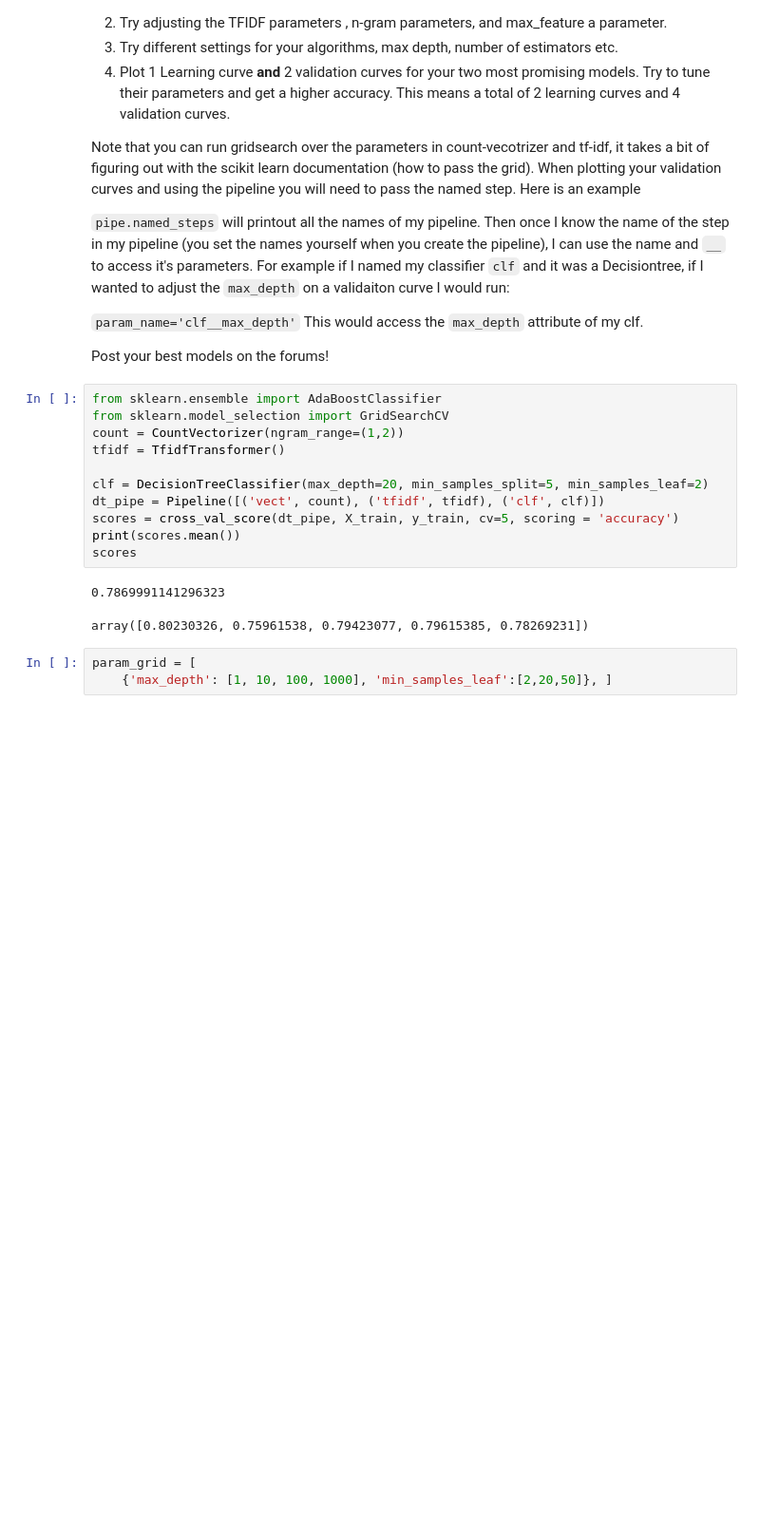
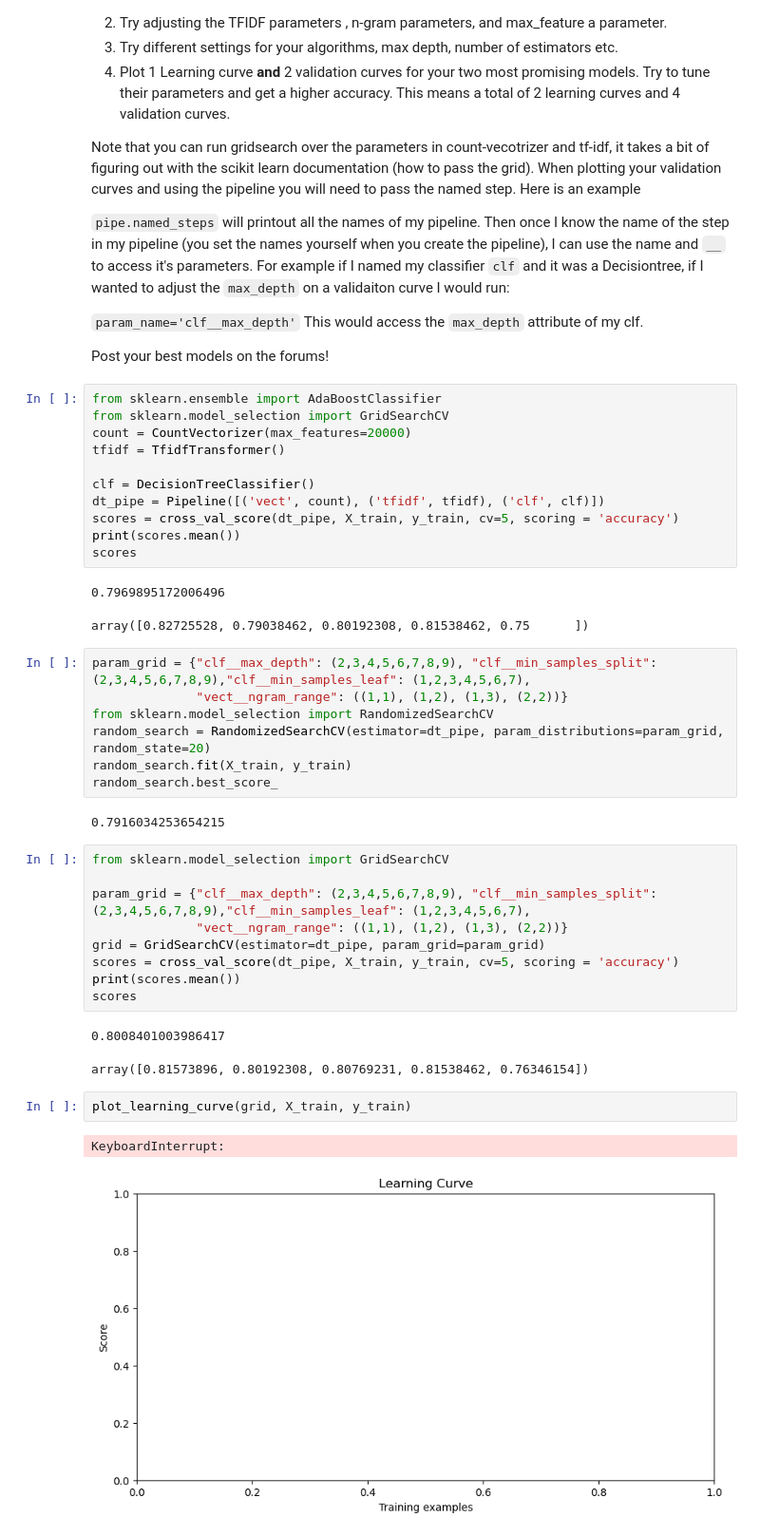
Before and after one commit to KyleSDeveloper/data-science-machine-learning-main, a Jupyter notebook: notebooks/09_2_NLP_newsgroups.ipynb, the cells around one changed output. Shown at 95% size. Drawn from its saved outputs; the diff is of its cells as text; blank space fills up the shorter version.

```diff
--- a/notebooks/09_2_NLP_newsgroups.ipynb
+++ b/notebooks/09_2_NLP_newsgroups.ipynb
@@ -408,17 +408,40 @@ Post your best models on the forums!
 # %%
 from sklearn.ensemble import AdaBoostClassifier
 from sklearn.model_selection import GridSearchCV
-count = CountVectorizer(ngram_range=(1,2))
+count = CountVectorizer(max_features=20000)
 tfidf = TfidfTransformer()
 
-clf = DecisionTreeClassifier(max_depth=20, min_samples_split=5, min_samples_leaf=2)
+clf = DecisionTreeClassifier()
 dt_pipe = Pipeline([('vect', count), ('tfidf', tfidf), ('clf', clf)])
 scores = cross_val_score(dt_pipe, X_train, y_train, cv=5, scoring = 'accuracy')
 print(scores.mean())
 scores
 # %% [output]
-0.7869991141296323
+0.7969895172006496
-array([0.80230326, 0.75961538, 0.79423077, 0.79615385, 0.78269231])
+array([0.82725528, 0.79038462, 0.80192308, 0.81538462, 0.75      ])
-# %%
-param_grid = [
-    {'max_depth': [1, 10, 100, 1000], 'min_samples_leaf':[2,20,50]}, ]
+# %%
+param_grid = {"clf__max_depth": (2,3,4,5,6,7,8,9), "clf__min_samples_split": (2,3,4,5,6,7,8,9),"clf__min_samples_leaf": (1,2,3,4,5,6,7),
+              "vect__ngram_range": ((1,1), (1,2), (1,3), (2,2))}
+from sklearn.model_selection import RandomizedSearchCV
+random_search = RandomizedSearchCV(estimator=dt_pipe, param_distributions=param_grid, random_state=20)
+random_search.fit(X_train, y_train)
+random_search.best_score_
+# %% [output]
+0.7916034253654215
+# %%
+from sklearn.model_selection import GridSearchCV
+
+param_grid = {"clf__max_depth": (2,3,4,5,6,7,8,9), "clf__min_samples_split": (2,3,4,5,6,7,8,9),"clf__min_samples_leaf": (1,2,3,4,5,6,7),
+              "vect__ngram_range": ((1,1), (1,2), (1,3), (2,2))}
+grid = GridSearchCV(estimator=dt_pipe, param_grid=param_grid)
+scores = cross_val_score(dt_pipe, X_train, y_train, cv=5, scoring = 'accuracy')
+print(scores.mean())
+scores
+# %% [output]
+0.8008401003986417
+array([0.81573896, 0.80192308, 0.80769231, 0.81538462, 0.76346154])
+# %%
+plot_learning_curve(grid, X_train, y_train)
+# %% [output]
+KeyboardInterrupt:
+[figure, added]
```
